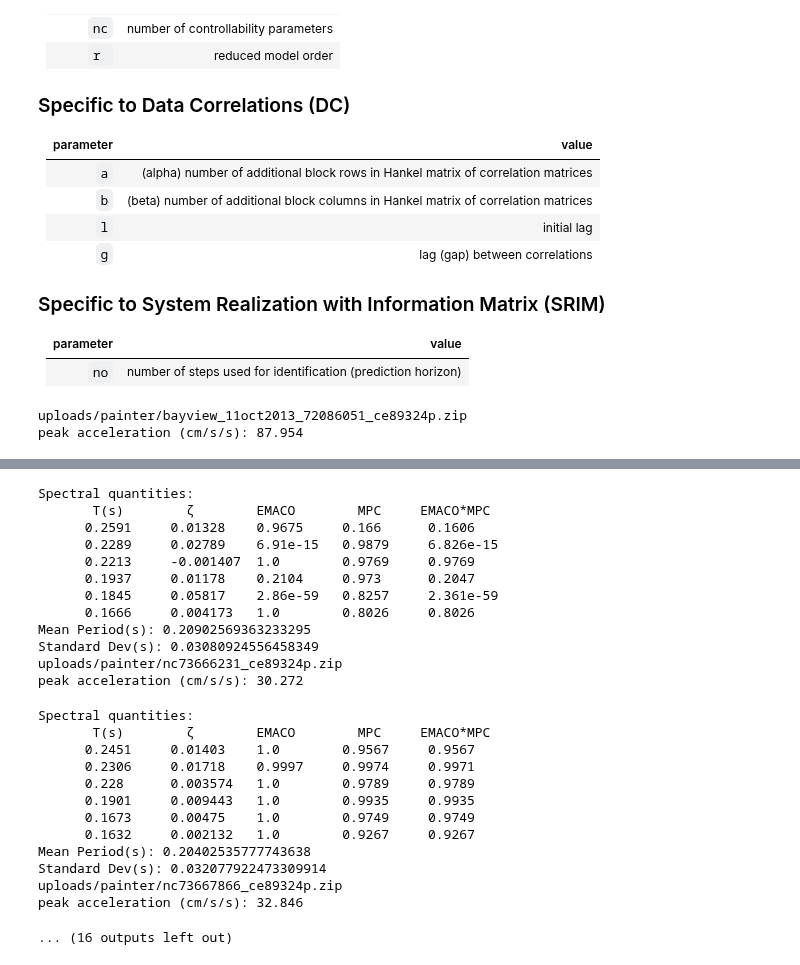
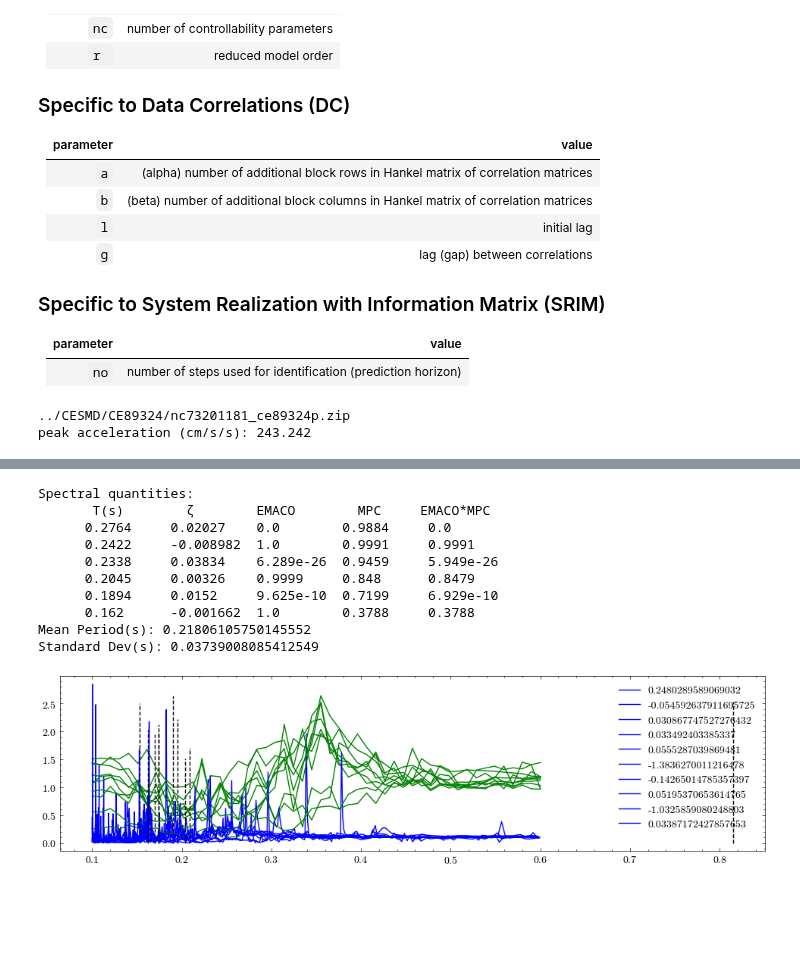
Before and after one commit to chrystalchern/mdof, a Jupyter notebook: notebooks/06_MIMO_History.ipynb, the cells around one changed output, grey strips where cells are left out. Drawn from its saved outputs; the diff is of its cells as text; code cells hidden in the pictures; blank space fills up the shorter version.

```diff
--- a/notebooks/06_MIMO_History.ipynb
+++ b/notebooks/06_MIMO_History.ipynb
@@ -6,11 +7,11 @@ from utilities import Config, extract_channels, list_files, print_modes, mode_st
 # %% [markdown]
 ### Data inputs
 # %%
-directory = "uploads/painter"
-pattern  = "*.[zZ][iI][pP]"
+directory = "../CESMD/CE89324/"
+pattern  = "nc????????*.[zZ][iI][pP]"
 # %%
 data_conf = Config()
-data_conf.d = 8 # decimation factor
+data_conf.d = 1 # decimation factor
 
 # PAINTER RIO DELL TRANSVERSE (CASE 1)
 data_conf.inputs  = [17,3,20]
@@ -69,6 +70,16 @@ data_conf.outputs = [9,7,4]
 # # BERNARDINO LONGITUDINAL BENT 8 (CASE 4)
 # data_conf.inputs  = [22]
 # data_conf.outputs = [17,18]
+
+# # VINCENT THOMAS (CE14406) TRANSVERSE (CASE 1)
+# data_conf.inputs  = [1,9,24]
+# data_conf.outputs = [2,5,7]
+# # VINCENT THOMAS TRANSVERSE DENSE (CASE 2)
+# data_conf.inputs  = [1,9,24]
+# data_conf.outputs = [2,4,5,6,7]
+# # VINCENT THOMAS VERTICAL SOUTH DECK EDGE (CASE 3)
+# data_conf.inputs  = [14,19,26]
+# data_conf.outputs = [16,18,22]
 # %% [markdown]
 ### Method Inputs
 # %% [markdown]
@@ -108,17 +119,22 @@ parameter | value
 # %%
 # Set Parameters
 conf = Config()
-conf.m  = 210
-conf.no = 100
-conf.nc = 100
+conf.m  = 350
+conf.no = 190
+conf.nc = 190
 conf.r  = 12
 conf.a  = 0
 conf.b  = 0
 conf.l  = 10
 conf.g  = 3
+conf.period_band = (0.1,0.6)
+conf.damping = 0.0001
 # %%
 files = list_files(directory, pattern)
 event_modes = []
+from matplotlib import pyplot as plt
+fig, ax = plt.subplots(figsize=(12,3))
+file_axes = {}
 for file in files:
     print(file)
     try:
@@ -126,18 +142,22 @@ for file in files:
         print("peak acceleration (cm/s/s):", event["peak_accel"])
         inputs, dt = extract_channels(event, data_conf["inputs"], decimate=data_conf["d"])
         outpts, dt = extract_channels(event, data_conf["outputs"], decimate=data_conf["d"])
-        realization,Observability = ssid.system(method="srim", inputs=inputs, outputs=outpts, **conf)
+        realization = ssid.system(method="srim", inputs=inputs, outputs=outpts, **conf)
     except Exception as e:
         print(e)
         continue
     ss_modes = modal.system_modes(realization,dt,nt=inputs.shape[1])
     event_modes.append(list(ss_modes.values()))
     print_modes(ss_modes)
-
+    periods, amplitudes = spec.fourier_transfer(inputs=inputs[0], outputs=outpts[0], step=dt, **conf)
+    ax.plot(periods, 0.1*amplitudes, label=event["peak_accel"]/980.7, color="blue")
+    periods, amplitudes = spec.response_transfer(inputs=inputs[0], outputs=outpts[0], step=dt, periods=np.linspace(*conf["period_band"],50), **conf)
+    ax.plot(periods, amplitudes, color="green")
+    ax.vlines([1/value["freq"] for value in ss_modes.values()][0],0,max(amplitudes),color='k',linestyles='dashed')
+ax.legend()
 event_frequencies = mode_statistics(event_modes, "freq")
-event_frequencies
 # %% [output]
-uploads/painter/bayview_11oct2013_72086051_ce89324p.zip
-peak acceleration (cm/s/s): 87.954
+../CESMD/CE89324/nc73201181_ce89324p.zip
+peak acceleration (cm/s/s): 243.242
 Spectral quantities:
        T(s)        ζ        EMACO        MPC     EMACO*MPC
@@ -220,25 +270,11 @@ peak acceleration (cm/s/s): -53.539
 Spectral quantities:
        T(s)        ζ        EMACO        MPC     EMACO*MPC
-      0.2591     0.01328    0.9675     0.166      0.1606
-      0.2289     0.02789    6.91e-15   0.9879     6.826e-15
-      0.2213     -0.001407  1.0        0.9769     0.9769
-      0.1937     0.01178    0.2104     0.973      0.2047
-      0.1845     0.05817    2.86e-59   0.8257     2.361e-59
-      0.1666     0.004173   1.0        0.8026     0.8026
-Mean Period(s): 0.20902569363233295
-Standard Dev(s): 0.03080924556458349
-uploads/painter/nc73666231_ce89324p.zip
-peak acceleration (cm/s/s): 30.272
+      0.2764     0.02027    0.0        0.9884     0.0
+      0.2422     -0.008982  1.0        0.9991     0.9991
+      0.2338     0.03834    6.289e-26  0.9459     5.949e-26
+      0.2045     0.00326    0.9999     0.848      0.8479
+      0.1894     0.0152     9.625e-10  0.7199     6.929e-10
+      0.162      -0.001662  1.0        0.3788     0.3788
+Mean Period(s): 0.21806105750145552
+Standard Dev(s): 0.03739008085412549
-Spectral quantities:
-       T(s)        ζ        EMACO        MPC     EMACO*MPC
-      0.2451     0.01403    1.0        0.9567     0.9567
-      0.2306     0.01718    0.9997     0.9974     0.9971
-      0.228      0.003574   1.0        0.9789     0.9789
-      0.1901     0.009443   1.0        0.9935     0.9935
-      0.1673     0.00475    1.0        0.9749     0.9749
-      0.1632     0.002132   1.0        0.9267     0.9267
-Mean Period(s): 0.20402535777743638
-Standard Dev(s): 0.032077922473309914
-uploads/painter/nc73667866_ce89324p.zip
-peak acceleration (cm/s/s): 32.846
-... (16 outputs left out)
+[figure, added]
```
Also changed, not shown: parts of 9 cells of this notebook, 10 other files.
